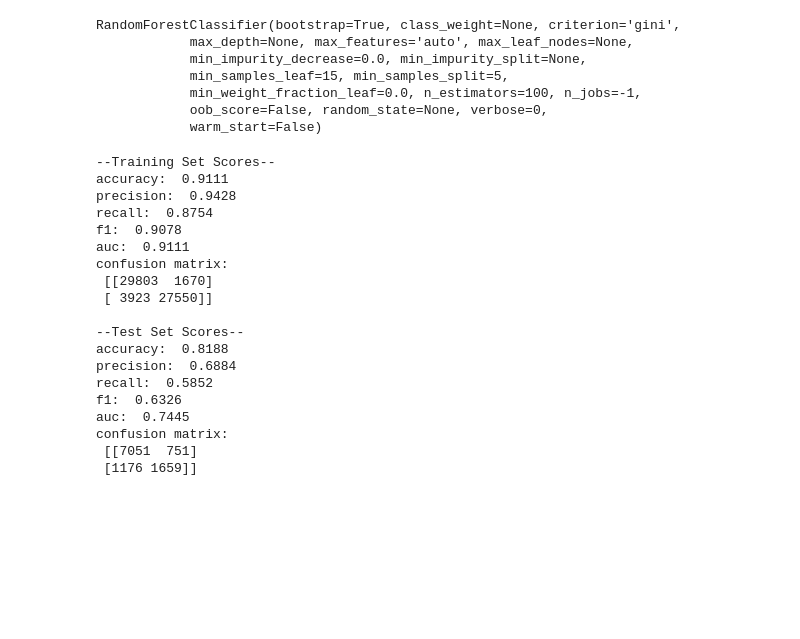
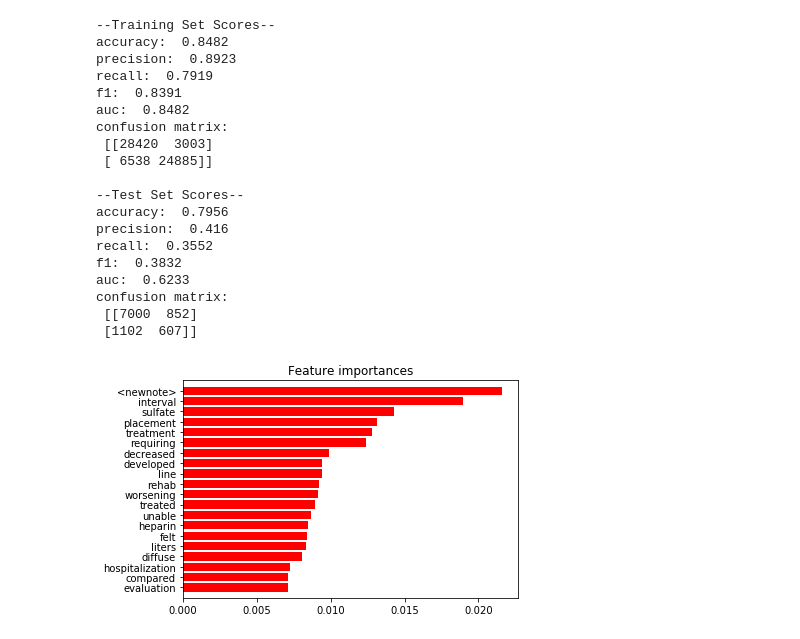
Before and after one commit to rkingery/suicide-prediction, a Jupyter notebook: readmit-scripts/90_day_model_classical.ipynb, the cells around one changed output. Saved outputs shown, nothing was run; the diff lists cells and outputs as text; code cells hidden in the pictures; blank space fills up the shorter version.

```diff
--- a/readmit-scripts/90_day_model_classical.ipynb
+++ b/readmit-scripts/90_day_model_classical.ipynb
@@ -157,52 +203,30 @@ X_train_bal,y_train_bal = SMOTE().fit_sample(X_train,y_train)
 # %%
-model = RandomForestClassifier(n_estimators=100,min_samples_leaf=15,max_features='auto',min_samples_split=5,n_jobs=-1)
+model = RandomForestClassifier(n_estimators=60,min_samples_leaf=50,max_features='auto',min_samples_split=5,n_jobs=-1)
 model.fit(X_train_bal,y_train_bal)
+
+yhat_train = model.predict(X_train_bal)
+yhat_test = model.predict(X_test)
+get_scores(y_train_bal,yhat_train,y_test,yhat_test)
+
+plot_feature_importances(model,cv,model_type='rf',max_num=20)
 # %% [output]
-RandomForestClassifier(bootstrap=True, class_weight=None, criterion='gini',
-            max_depth=None, max_features='auto', max_leaf_nodes=None,
-            min_impurity_decrease=0.0, min_impurity_split=None,
-            min_samples_leaf=15, min_samples_split=5,
-            min_weight_fraction_leaf=0.0, n_estimators=100, n_jobs=-1,
-            oob_score=False, random_state=None, verbose=0,
-            warm_start=False)
+--Training Set Scores--
+accuracy:  0.8482
+precision:  0.8923
+recall:  0.7919
+f1:  0.8391
+auc:  0.8482
+confusion matrix:
+ [[28420  3003]
+ [ 6538 24885]]
+
+--Test Set Scores--
+accuracy:  0.7956
+precision:  0.416
+recall:  0.3552
+f1:  0.3832
+auc:  0.6233
+confusion matrix:
+ [[7000  852]
+ [1102  607]]
+[figure, added]
-# %%
-def get_scores(y_train,yhat_train,y_test,yhat_test):
-    print('--Training Set Scores--')
-    print('accuracy: ', round(accuracy_score(y_train,yhat_train),4))
-    print('precision: ', round(precision_score(y_train,yhat_train),4))
-    print('recall: ', round(recall_score(y_train,yhat_train),4))
-    print('f1: ', round(f1_score(y_train,yhat_train),4))
-    print('auc: ', round(roc_auc_score(y_train,yhat_train),4))
-    print('confusion matrix:\n', confusion_matrix(y_train,yhat_train))
-    print()
-    print('--Test Set Scores--')
-    print('accuracy: ', round(accuracy_score(y_test,yhat_test),4))
-    print('precision: ', round(precision_score(y_test,yhat_test),4))
-    print('recall: ', round(recall_score(y_test,yhat_test),4))
-    print('f1: ', round(f1_score(y_test,yhat_test),4))
-    print('auc: ', round(roc_auc_score(y_test,yhat_test),4))
-    print('confusion matrix:\n', confusion_matrix(y_test,yhat_test))
-
-yhat_train = model.predict(X_train_bal)
-yhat_test = model.predict(X_test)
-get_scores(y_train_bal,yhat_train,y_test,yhat_test)
-# %% [output]
---Training Set Scores--
-accuracy:  0.9111
-precision:  0.9428
-recall:  0.8754
-f1:  0.9078
-auc:  0.9111
-confusion matrix:
- [[29803  1670]
- [ 3923 27550]]
-
---Test Set Scores--
-accuracy:  0.8188
-precision:  0.6884
-recall:  0.5852
-f1:  0.6326
-auc:  0.7445
-confusion matrix:
- [[7051  751]
- [1176 1659]]
```
Also changed, not shown: parts of 16 cells of this notebook, 1 other file.
